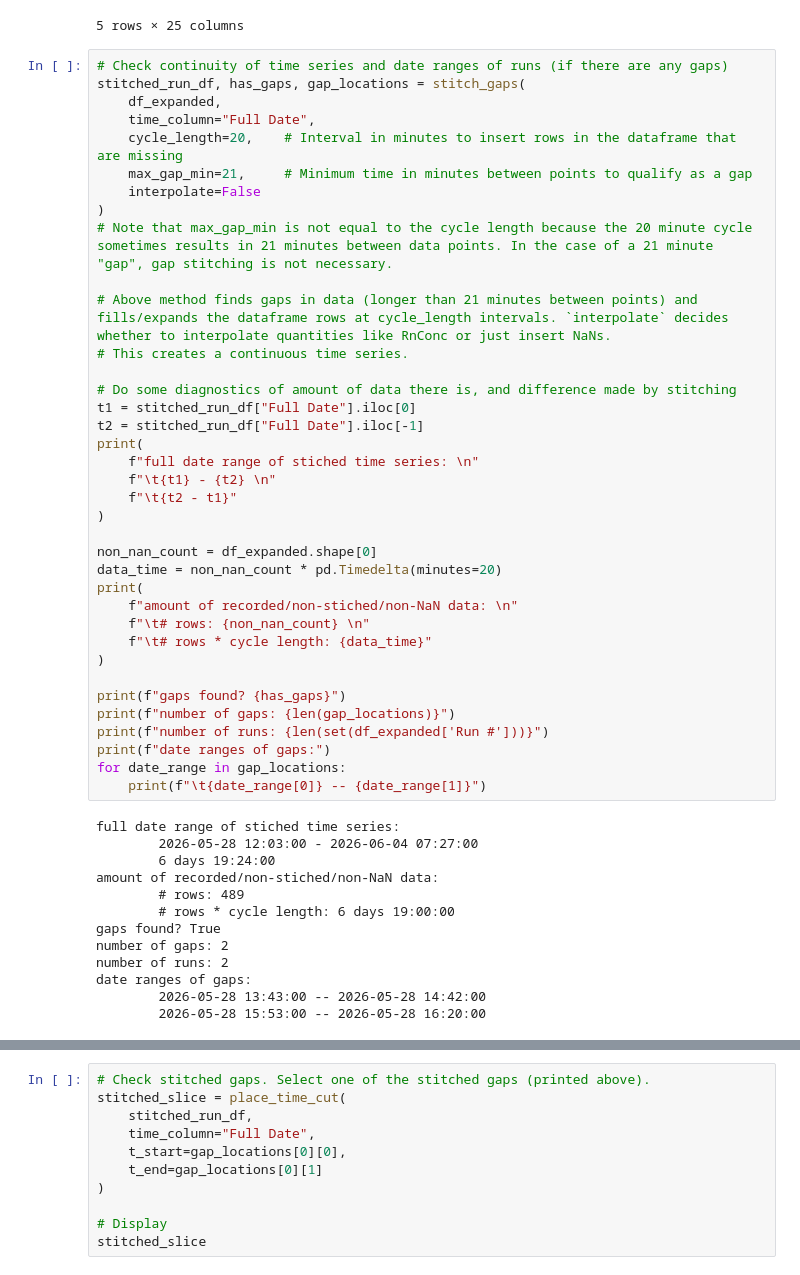
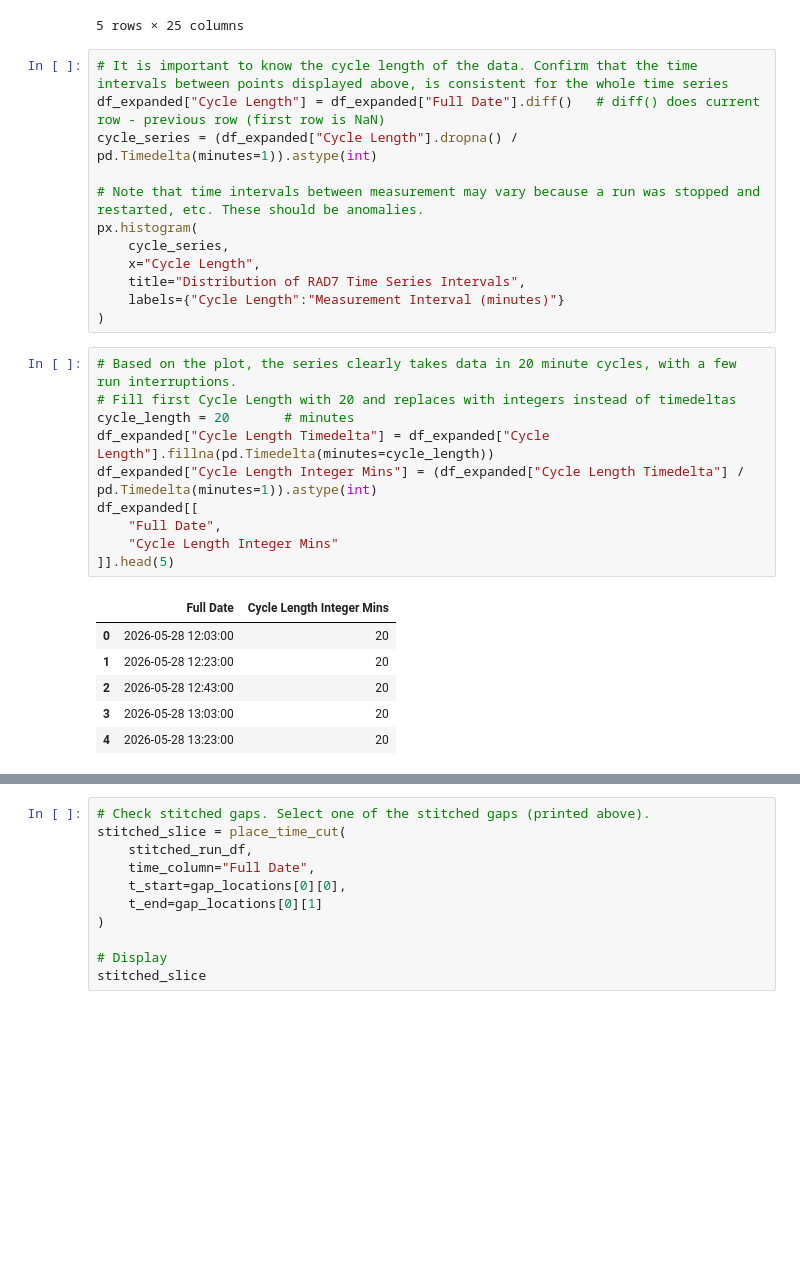
Before and after one commit to ncail/rad7-analysis, a Jupyter notebook: rad7_data_processing.ipynb, the cells around one changed output, grey strips where cells are left out. Drawn from its saved outputs; the diff is of its cells as text; blank space fills up the shorter version.

Commit message:
added confirmation procedurer of cycle length/measurement time intervals

```diff
--- a/rad7_data_processing.ipynb
+++ b/rad7_data_processing.ipynb
@@ -132,52 +132,31 @@ df_expanded.head(5)
 | 4 | 515 | 2026-05-28 13:23:00 | 2 | 18.7 | 0.0 | 0.0 | 0.0 | ... |
 5 rows × 25 columns
 # %%
-# Check continuity of time series and date ranges of runs (if there are any gaps)
-stitched_run_df, has_gaps, gap_locations = stitch_gaps(
-    df_expanded,
-    time_column="Full Date",
-    cycle_length=20,    # Interval in minutes to insert rows in the dataframe that are missing
-    max_gap_min=21,     # Minimum time in minutes between points to qualify as a gap
-    interpolate=False
+# It is important to know the cycle length of the data. Confirm that the time intervals between points displayed above, is consistent for the whole time series
+df_expanded["Cycle Length"] = df_expanded["Full Date"].diff()   # diff() does current row - previous row (first row is NaN)
+cycle_series = (df_expanded["Cycle Length"].dropna() / pd.Timedelta(minutes=1)).astype(int)
+
+# Note that time intervals between measurement may vary because a run was stopped and restarted, etc. These should be anomalies.
+px.histogram(
+    cycle_series,
+    x="Cycle Length",
+    title="Distribution of RAD7 Time Series Intervals",
+    labels={"Cycle Length":"Measurement Interval (minutes)"}
 )
-# Note that max_gap_min is not equal to the cycle length because the 20 minute cycle sometimes results in 21 minutes between data points. In the case of a 21 minute "gap", gap stitching is not necessary.
-
-# Above method finds gaps in data (longer than 21 minutes between points) and fills/expands the dataframe rows at cycle_length intervals. `interpolate` decides whether to interpolate quantities like RnConc or just insert NaNs.
-# This creates a continuous time series.
-
-# Do some diagnostics of amount of data there is, and difference made by stitching
-t1 = stitched_run_df["Full Date"].iloc[0]
-t2 = stitched_run_df["Full Date"].iloc[-1]
-print(
-    f"full date range of stiched time series: \n"
-    f"\t{t1} - {t2} \n"
-    f"\t{t2 - t1}"
-)
-
-non_nan_count = df_expanded.shape[0]
-data_time = non_nan_count * pd.Timedelta(minutes=20)
-print(
-    f"amount of recorded/non-stiched/non-NaN data: \n"
-    f"\t# rows: {non_nan_count} \n"
-    f"\t# rows * cycle length: {data_time}"
-)
-
-print(f"gaps found? {has_gaps}")
-print(f"number of gaps: {len(gap_locations)}")
-print(f"number of runs: {len(set(df_expanded['Run #']))}")
-print(f"date ranges of gaps:")
-for date_range in gap_locations:
-    print(f"\t{date_range[0]} -- {date_range[1]}")
-# %% [output]
-full date range of stiched time series:
-        2026-05-28 12:03:00 - 2026-06-04 07:27:00
-        6 days 19:24:00
-amount of recorded/non-stiched/non-NaN data:
-        # rows: 489
-        # rows * cycle length: 6 days 19:00:00
-gaps found? True
-number of gaps: 2
-number of runs: 2
-date ranges of gaps:
-        2026-05-28 13:43:00 -- 2026-05-28 14:42:00
-        2026-05-28 15:53:00 -- 2026-05-28 16:20:00
+# %%
+# Based on the plot, the series clearly takes data in 20 minute cycles, with a few run interruptions.
+# Fill first Cycle Length with 20 and replaces with integers instead of timedeltas
+cycle_length = 20       # minutes
+df_expanded["Cycle Length Timedelta"] = df_expanded["Cycle Length"].fillna(pd.Timedelta(minutes=cycle_length))
+df_expanded["Cycle Length Integer Mins"] = (df_expanded["Cycle Length Timedelta"] / pd.Timedelta(minutes=1)).astype(int)
+df_expanded[[
+    "Full Date",
+    "Cycle Length Integer Mins"
+]].head(5)
+# %% [output]
+|  | Full Date | Cycle Length Integer Mins |
+| 0 | 2026-05-28 12:03:00 | 20 |
+| 1 | 2026-05-28 12:23:00 | 20 |
+| 2 | 2026-05-28 12:43:00 | 20 |
+| 3 | 2026-05-28 13:03:00 | 20 |
+| 4 | 2026-05-28 13:23:00 | 20 |
```
Also changed, not shown: parts of 4 cells of this notebook.
